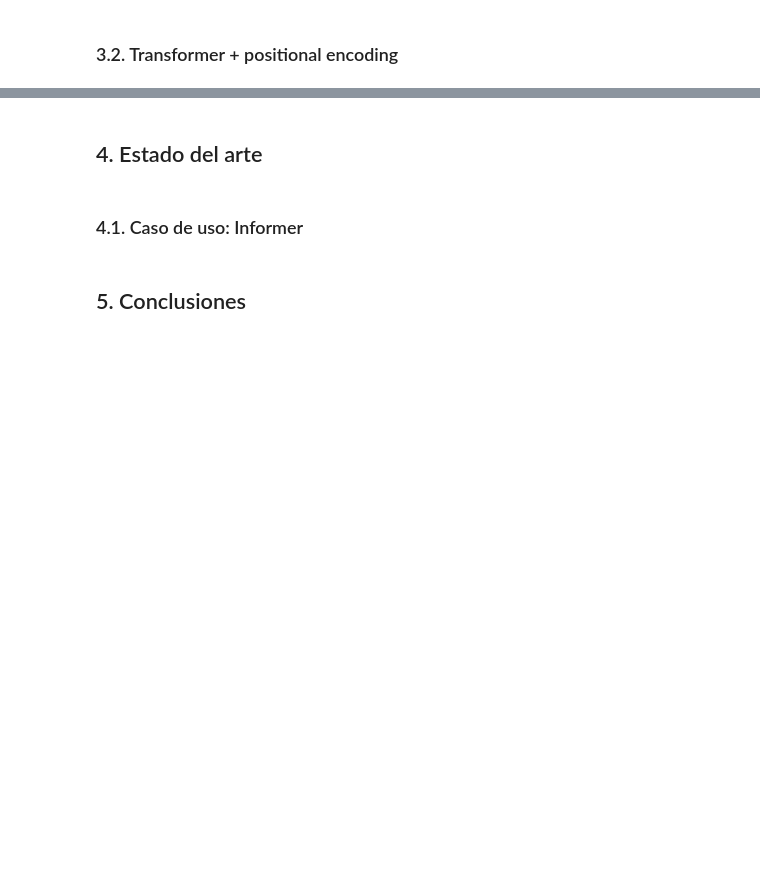
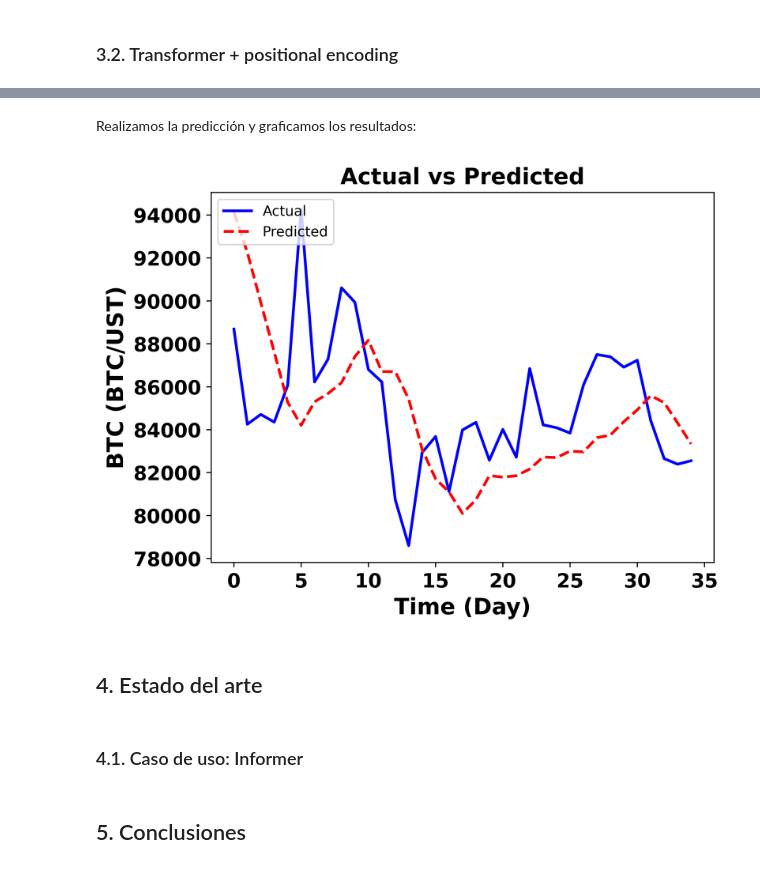
Before and after one commit to brunomaso1/uba-mia, a Jupyter notebook: mia-ast2/TPFinal.ipynb, the cells around one changed output, grey strips where cells are left out. Saved outputs shown, nothing was run; the diff lists cells and outputs as text; code cells hidden in the pictures; blank space fills up the shorter version.

```diff
--- a/mia-ast2/TPFinal.ipynb
+++ b/mia-ast2/TPFinal.ipynb
@@ -569,0 +797,6 @@ class PositionalEmbedding(Layer):
+# %%
+pred_test = model.predict(X_test)
+metrics_dict_test = calculate_metrics(y_test, pred_test)
+print("\nTest Set Metrics:")
+for metric_name, metric_value in metrics_dict_test.items():
+    print(f"Score ({metric_name}): {metric_value}")
@@ -570,3 +814,9 @@ class PositionalEmbedding(Layer):
+# %% [markdown]
+Realizamos la predicción y graficamos los resultados:
+# %%
+plot_actual_vs_predicted(y_test, pred_test, "resources/embbeding_model_predict.jpeg")
+# %% [output]
+[figure, added]
 # %% [markdown]
 ## 4. Estado del arte <a class="anchor" id="chapter4"></a>
 # %% [markdown]
```
Also changed, not shown: parts of 37 cells of this notebook, 3 other files.
